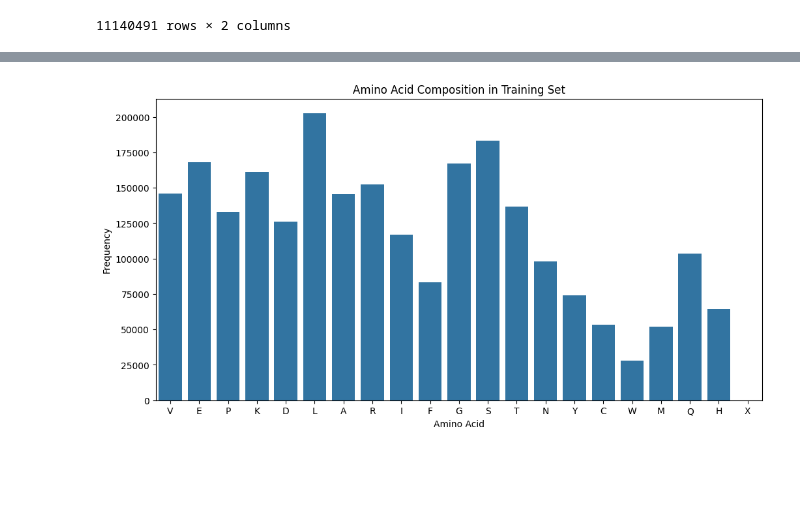
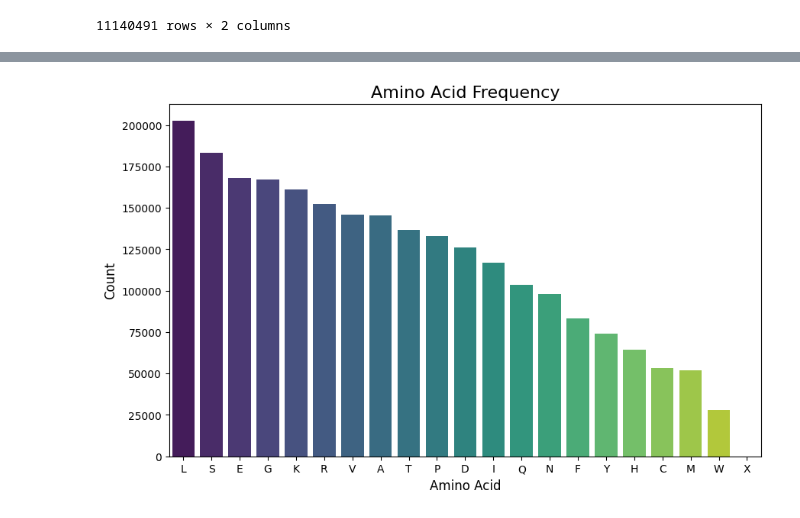
Before and after one commit to DRepresser/NeuroClassify, a Jupyter notebook: preprocess_and_EDA.ipynb, the cells around one changed output, grey strips where cells are left out. Cells and saved outputs as stored; diff of their text form; code cells hidden in the pictures; blank space fills up the shorter version.

```diff
--- a/preprocess_and_EDA.ipynb
+++ b/preprocess_and_EDA.ipynb
@@ -371,0 +361,3 @@ downsampled_df.to_csv(output_path + "downsampled_and_concat.csv", index=False)
+# %%
+downsampled_df = pd.read_csv("/content/drive/MyDrive/ESM/data_clean/downsampled_and_concat.csv")
+downsampled_df
@@ -381,14 +405,14 @@ plt.show()
 # %%
 all_sequences = ''.join(downsampled_df['sequence'])
 aa_counts = Counter(all_sequences)
 
-aa_df = pd.DataFrame(list(aa_counts.items()), columns=['Amino Acid', 'Count'])
+aa_df = pd.DataFrame(aa_counts.items(), columns=['Amino Acid', 'Count']).sort_values(by='Count', ascending=False)
 
-plt.figure(figsize=(12, 6))
-sns.barplot(x='Amino Acid', y='Count', data=aa_df)
-plt.title("Amino Acid Composition in Training Set")
-plt.xlabel("Amino Acid")
-plt.ylabel("Frequency")
+plt.figure(figsize=(10, 6))
+sns.barplot(x='Amino Acid', y='Count', data=aa_df, hue='Amino Acid', palette='viridis')
+plt.title("Amino Acid Frequency", fontsize=16)
+plt.xlabel("Amino Acid", fontsize=12)
+plt.ylabel("Count", fontsize=12)
 plt.show()
 # %% [output]
-[figure, old version]
+[figure, new version]
```
Also changed, not shown: parts of 14 cells of this notebook.
